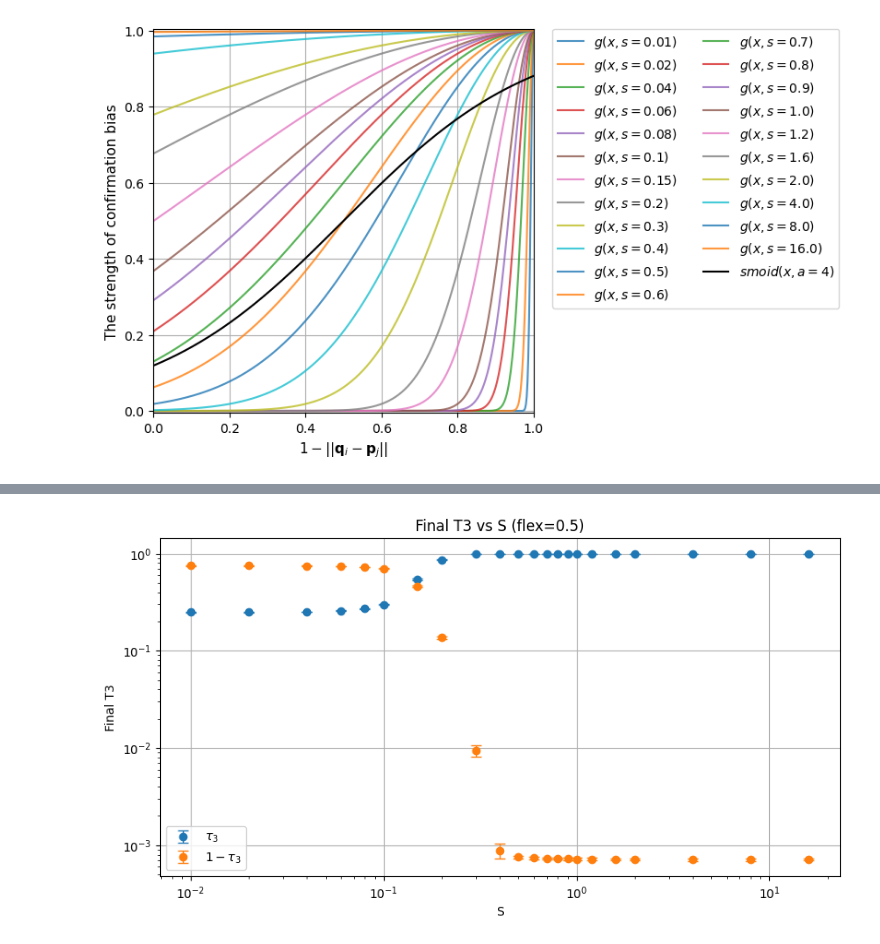
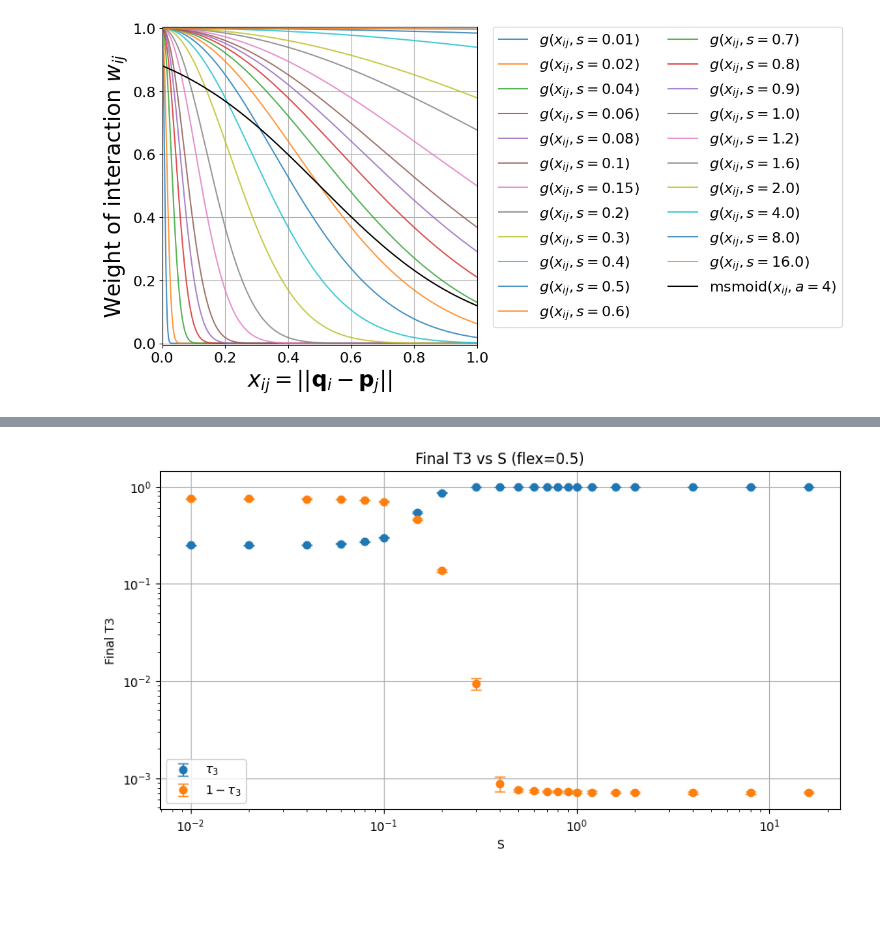
Before and after one commit to audun-sorheim/DHT-simulations-misinformation-propagation, a Jupyter notebook: visualize_funcs.ipynb, the cells around one changed output, grey strips where cells are left out. Drawn from its saved outputs; the diff is of its cells as text; code cells hidden in the pictures; blank space fills up the shorter version.

Commit message:
fixed confbias plot

```diff
--- a/visualize_funcs.ipynb
+++ b/visualize_funcs.ipynb
@@ -8,29 +8,32 @@ $\displaystyle W_{ij} = 1 - ||\mathbf{q}_i - \mathbf{q}_j||$
 # %%
 s_list = np.array([
     0.01, 0.02, 0.04, 0.06, 0.08, 0.1, 0.15, 0.2, 0.3, 0.4, 0.5, 0.6, 0.7, 0.8, 0.9, 1, 1.2, 1.6, 2, 4, 8, 16
 ])
 x = np.linspace(0, 1, 500)
 def confbias(x, s):
-    return np.exp(-(x-1)**2/s**2)
-old_confbias = 1/(1 + np.exp(-4*(x-0.5)))
+    return np.exp(-(x)**2/s**2)
+old_confbias = 1/(1 + np.exp(4*(x-0.5)))
 
-plt.figure(figsize=(10,5))
+plt.figure(figsize=(12,6))
 for s in s_list:
-    plt.plot(x, confbias(x, s), label=fr"$g(x, s={s})$", alpha=0.8)
-plt.plot(x, old_confbias, label=fr"$smoid(x, a=4)$", alpha=1.0, c='k')
-plt.xlabel(r"$ 1 - ||\mathbf{q}_i - \mathbf{p}_j||$", fontsize=11)
-plt.ylabel(r"The strength of confirmation bias", fontsize=11)
+    plt.plot(x, confbias(x, s), label=fr"$g(x_{{ij}}, s={s})$", alpha=0.8)
+plt.plot(x, old_confbias, label=r"msmoid$(x_{ij}, a=4)$", alpha=1.0, c='k')
+plt.xlabel(r"$x_{ij}=||\mathbf{q}_i - \mathbf{p}_j||$", fontsize=24)
+plt.ylabel(r"Weight of interaction $w_{ij}$", fontsize=24)
 plt.grid()
+plt.yticks(fontsize=16)
+plt.xticks(fontsize=16)
 plt.gca().set_aspect('equal', adjustable='box')
 plt.xlim((0,1))
 plt.ylim((-0.005, 1.005))
 plt.legend(
     bbox_to_anchor=(1.05, 1),
     loc='upper left',
     borderaxespad=0.,
-    ncol=2
+    ncol=2,
+    fontsize=16
 )
 plt.tight_layout()
 plt.show()
 # %% [output]
-[figure, old version]
+[figure, new version]
```
Also changed, not shown: parts of 2 cells of this notebook.
